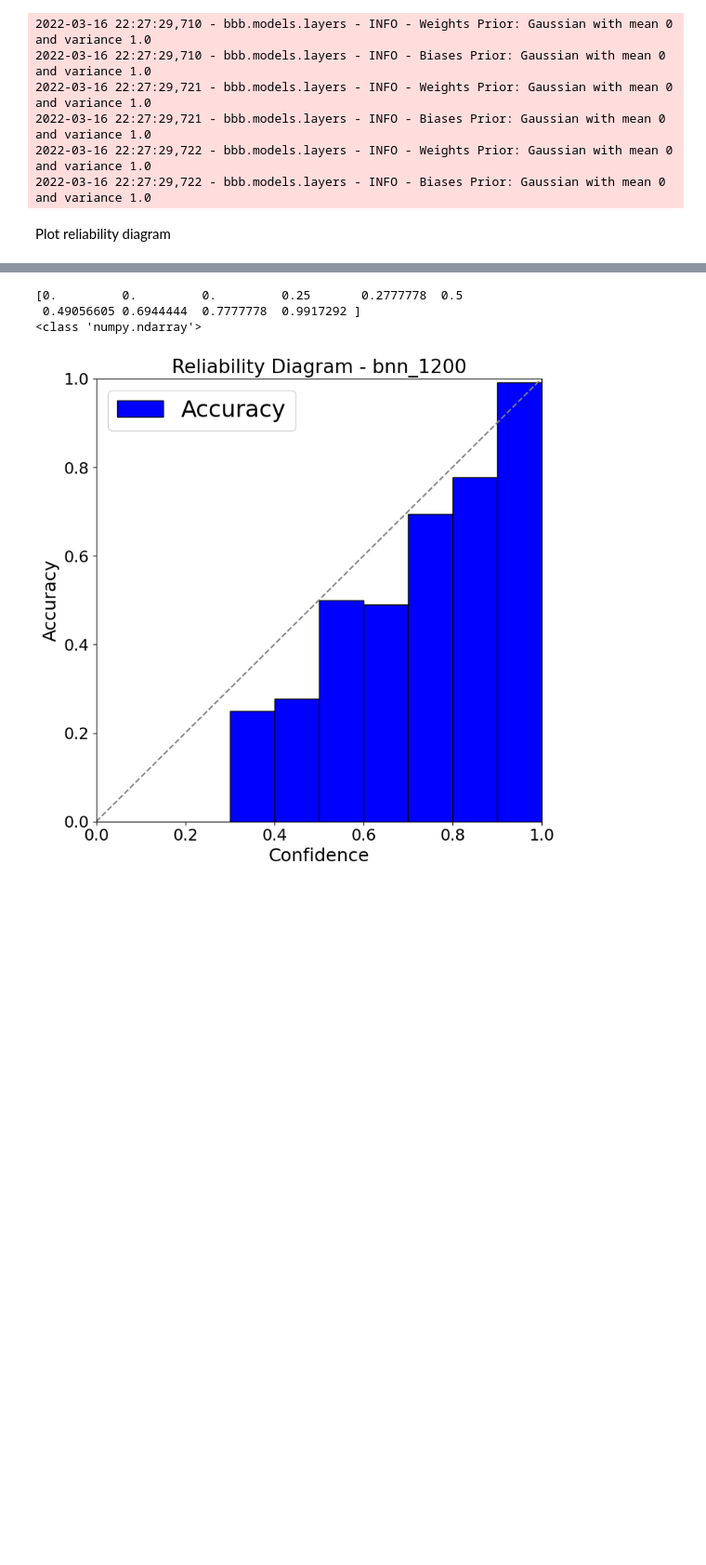
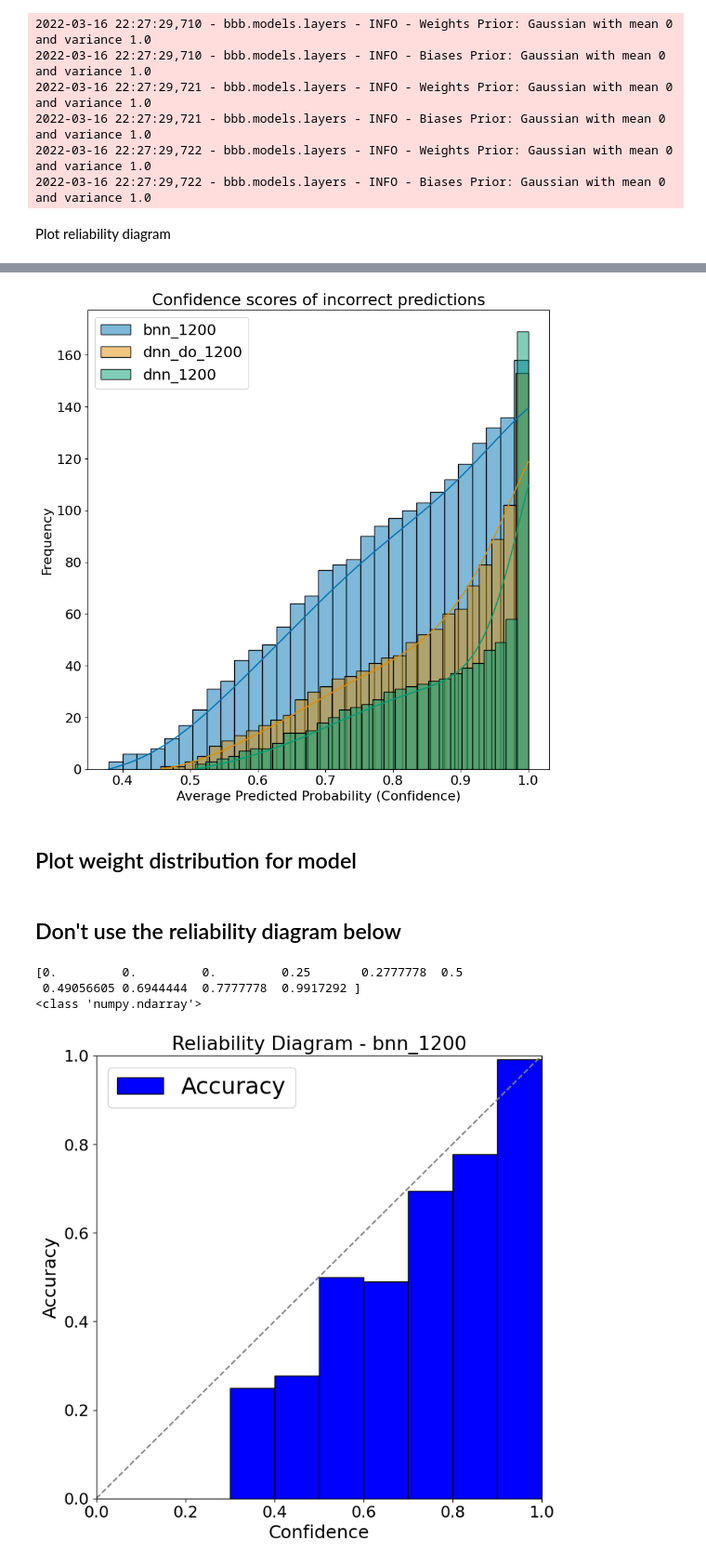
Before and after one commit to Cambridge-Uni-MLMI-Advanced-ML-21-22-G7/BBB, a Jupyter notebook: jupyter/classification.ipynb, the cells around one changed output, grey strips where cells are left out. Shown at 93% size. Saved outputs shown, nothing was run; the diff lists cells and outputs as text; code cells hidden in the pictures; blank space fills up the shorter version.

```diff
--- a/jupyter/classification.ipynb
+++ b/jupyter/classification.ipynb
@@ -242,0 +243,21 @@ plt.show()
+# %%
+fig, ax = plt.subplots(1, 1, figsize=(10,10))
+for i, model in enumerate(models):
+    dict = model_dict[model]
+
+    ax = sns.histplot(ax=ax, data=dict['probs']['incorrect']['max'], bins=30, label=model, alpha=0.5, kde=True, cumulative=True, color=sns.color_palette("colorblind")[i])
+
+    # ax.hist(dict['probs']['incorrect']['max'], bins=30, label=model, alpha=0.5)
+    # ax.hist(dict['probs']['correct']['max'], bins=10, label='Correct', alpha=0.5)
+
+ax.legend(loc='upper left', prop={'size':18})
+ax.set_title("Confidence scores of incorrect predictions")
+ax.set_xlabel("Average Predicted Probability (Confidence)")
+ax.set_ylabel("Frequency")
+
+plt.savefig('../plots/classification/incorrect_1200.png', bbox_inches='tight')
+plt.show()
+# %% [output]
+[figure, added]
+# %% [markdown]
+## Plot weight distribution for model
@@ -243,3 +266,5 @@ plt.show()
+# %% [markdown]
+## Don't use the reliability diagram below
 # %%
 from ece_loss import make_model_diagrams
 
```
Also changed, not shown: parts of 5 cells of this notebook.
